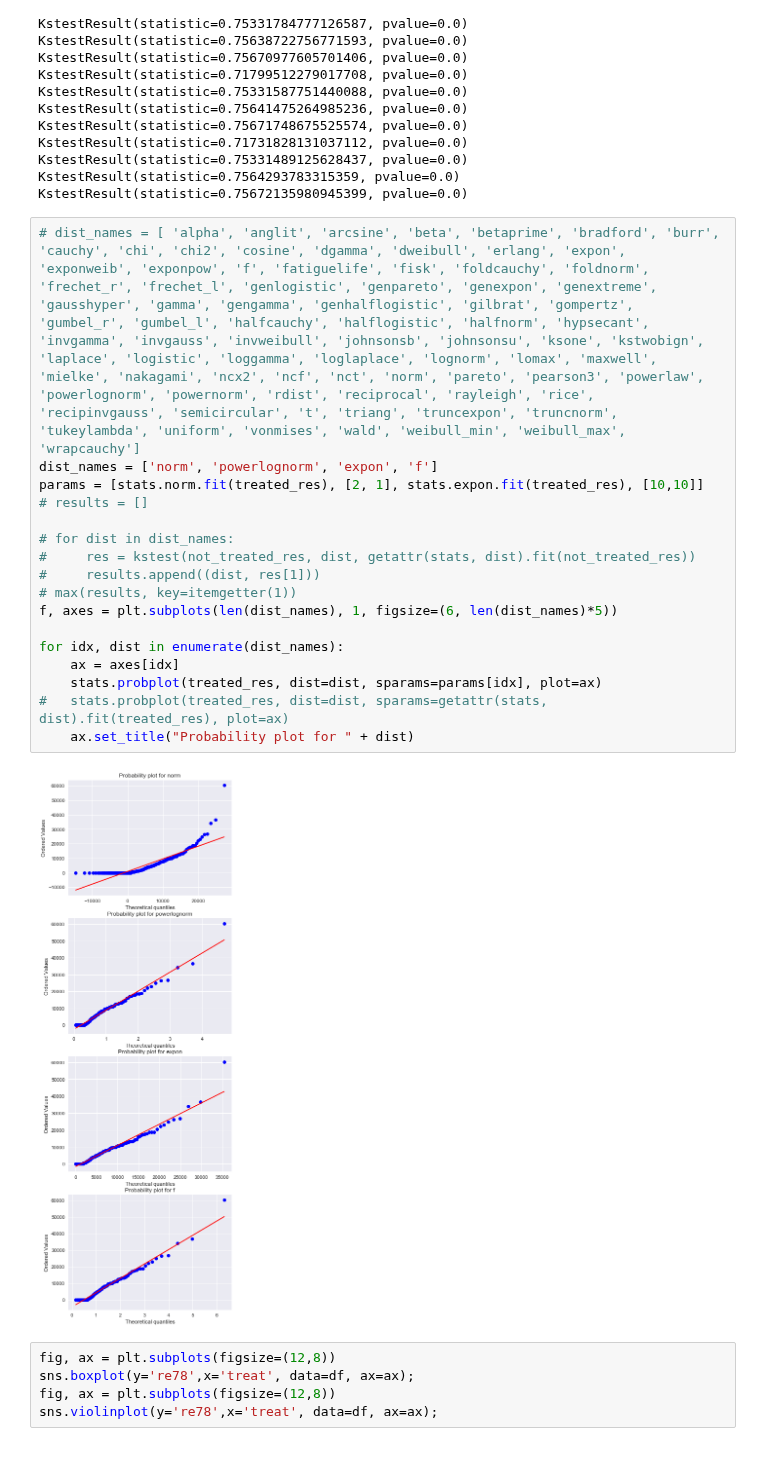
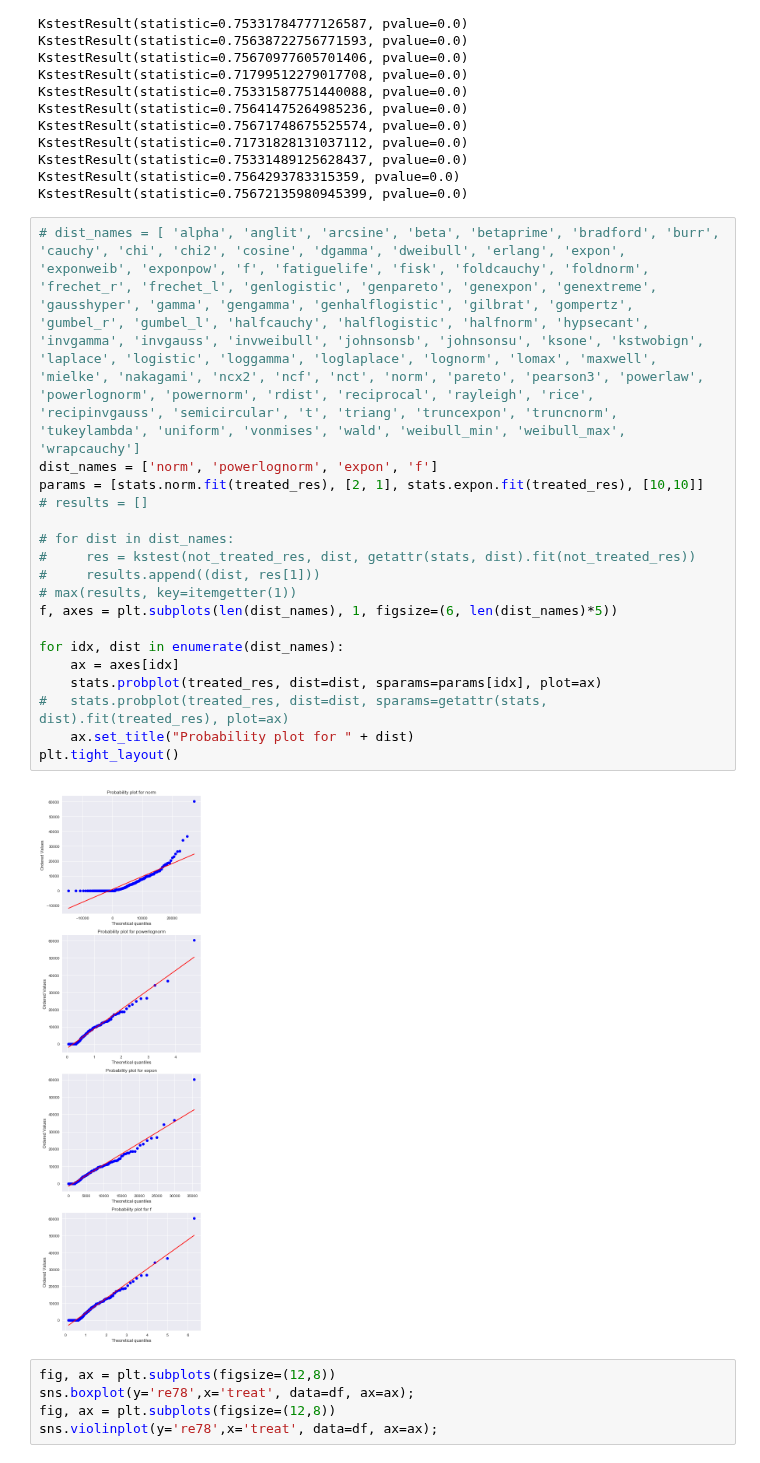
Before and after one commit to raphaelBarman/ADA-dh, a Jupyter notebook: 04 - Applied ML/Homework 4.ipynb, the cells around one changed output. Drawn from its saved outputs; the diff is of its cells as text.

```diff
--- a/04 - Applied ML/Homework 4.ipynb
+++ b/04 - Applied ML/Homework 4.ipynb
@@ -61,22 +61,23 @@ KstestResult(statistic=0.75672135980945399, pvalue=0.0)
 # %%
 # dist_names = [ 'alpha', 'anglit', 'arcsine', 'beta', 'betaprime', 'bradford', 'burr', 'cauchy', 'chi', 'chi2', 'cosine', 'dgamma', 'dweibull', 'erlang', 'expon', 'exponweib', 'exponpow', 'f', 'fatiguelife', 'fisk', 'foldcauchy', 'foldnorm', 'frechet_r', 'frechet_l', 'genlogistic', 'genpareto', 'genexpon', 'genextreme', 'gausshyper', 'gamma', 'gengamma', 'genhalflogistic', 'gilbrat', 'gompertz', 'gumbel_r', 'gumbel_l', 'halfcauchy', 'halflogistic', 'halfnorm', 'hypsecant', 'invgamma', 'invgauss', 'invweibull', 'johnsonsb', 'johnsonsu', 'ksone', 'kstwobign', 'laplace', 'logistic', 'loggamma', 'loglaplace', 'lognorm', 'lomax', 'maxwell', 'mielke', 'nakagami', 'ncx2', 'ncf', 'nct', 'norm', 'pareto', 'pearson3', 'powerlaw', 'powerlognorm', 'powernorm', 'rdist', 'reciprocal', 'rayleigh', 'rice', 'recipinvgauss', 'semicircular', 't', 'triang', 'truncexpon', 'truncnorm', 'tukeylambda', 'uniform', 'vonmises', 'wald', 'weibull_min', 'weibull_max', 'wrapcauchy']
 dist_names = ['norm', 'powerlognorm', 'expon', 'f']
 params = [stats.norm.fit(treated_res), [2, 1], stats.expon.fit(treated_res), [10,10]]
 # results = []
 
 # for dist in dist_names:
 #     res = kstest(not_treated_res, dist, getattr(stats, dist).fit(not_treated_res))
 #     results.append((dist, res[1]))
 # max(results, key=itemgetter(1))
 f, axes = plt.subplots(len(dist_names), 1, figsize=(6, len(dist_names)*5))
 
 for idx, dist in enumerate(dist_names):
     ax = axes[idx]
     stats.probplot(treated_res, dist=dist, sparams=params[idx], plot=ax)
 #   stats.probplot(treated_res, dist=dist, sparams=getattr(stats, dist).fit(treated_res), plot=ax)
     ax.set_title("Probability plot for " + dist)
+plt.tight_layout()
 # %% [output]
-[figure, old version]
+[figure, new version]
 # %%
 fig, ax = plt.subplots(figsize=(12,8))
 sns.boxplot(y='re78',x='treat', data=df, ax=ax);
```
Also changed, not shown: parts of 12 cells of this notebook.
